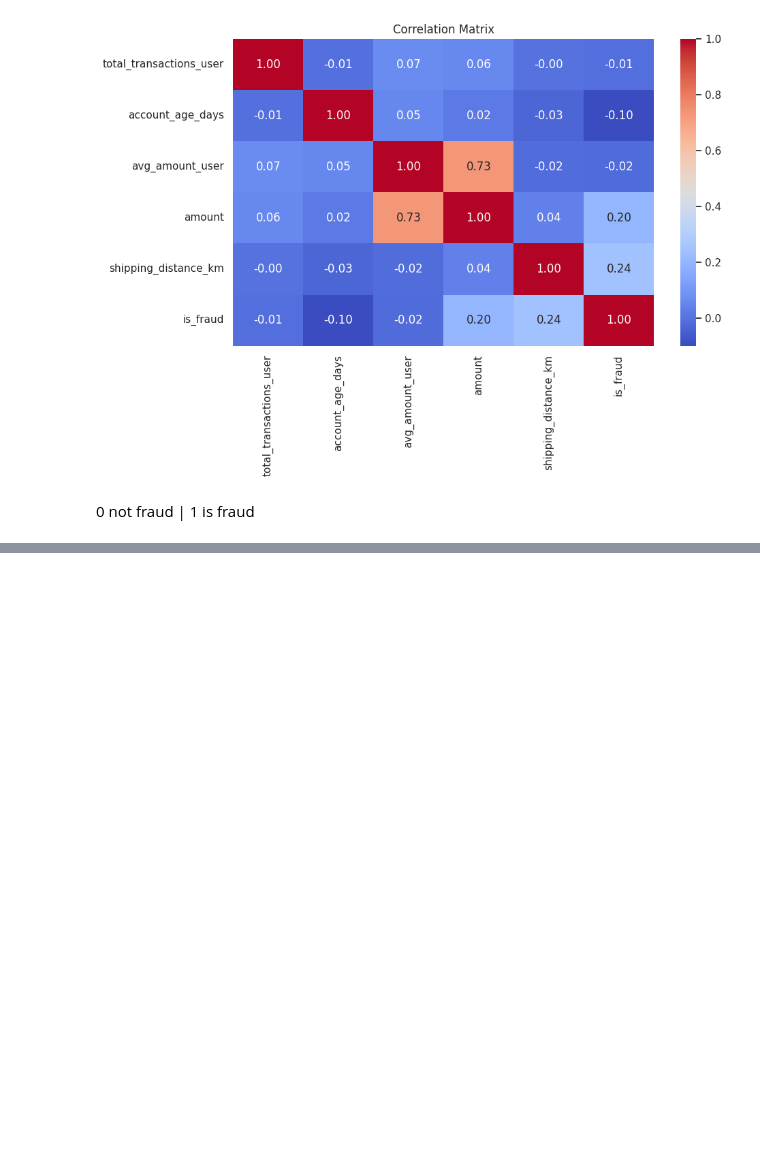
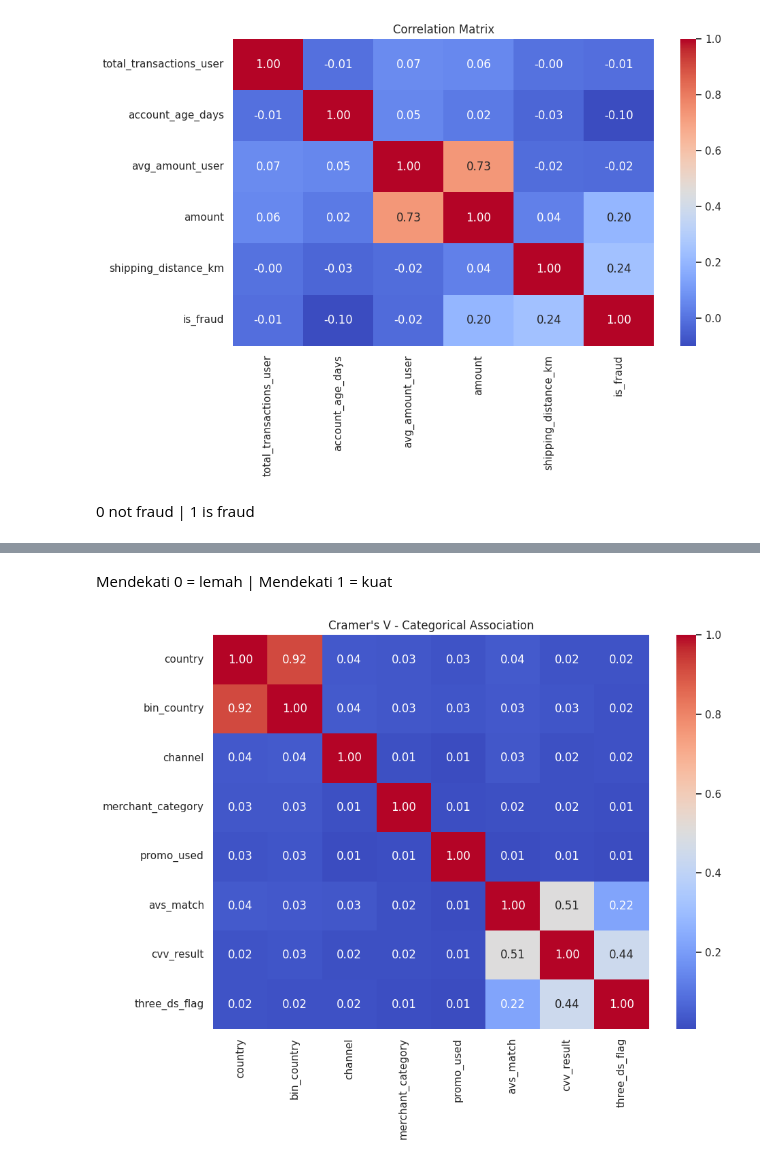
Before and after one commit to nabilavlnk/ML_Fraud_Detection_ECommerce, a Jupyter notebook: eda.ipynb, the cells around one changed output, grey strips where cells are left out. Cells and saved outputs as stored; diff of their text form; code cells hidden in the pictures; blank space fills up the shorter version.

```diff
--- a/eda.ipynb
+++ b/eda.ipynb
@@ -703,0 +706,31 @@ plt.show()
+# %%
+from scipy.stats import chi2_contingency
+
+def cramers_v(x,y):
+    table = pd.crosstab(x,y)
+
+    chi2 = chi2_contingency(table, correction=False)[0]
+    n = table.sum().sum()
+
+    phi2 = chi2 / n
+
+    r, k = table.shape
+
+    return np.sqrt(
+        phi2 / min(k-1, r-1)
+    )
+# %%
+cat_corr = pd.DataFrame(
+    index = categorical_cols,
+    columns = categorical_cols,
+    dtype = float
+)
+
+for col1 in categorical_cols:
+    for col2 in categorical_cols:
+        cat_corr.loc[col1, col2] = cramers_v(
+            df[col1],
+            df[col2]
+        )
+
+cat_corr
@@ -703,0 +747,17 @@ plt.show()
+# %% [markdown]
+Mendekati 0 = lemah  |  Mendekati 1 = kuat
+# %%
+plt.figure(figsize=(10,8))
+
+sns.heatmap(
+    cat_corr,
+    annot = True,
+    fmt = ".2f",
+    cmap = "coolwarm"
+)
+
+plt.title("Cramer's V - Categorical Association")
+plt.tight_layout()
+plt.show()
+# %% [output]
+[figure, added]
```
Also changed, not shown: parts of 16 cells of this notebook.
